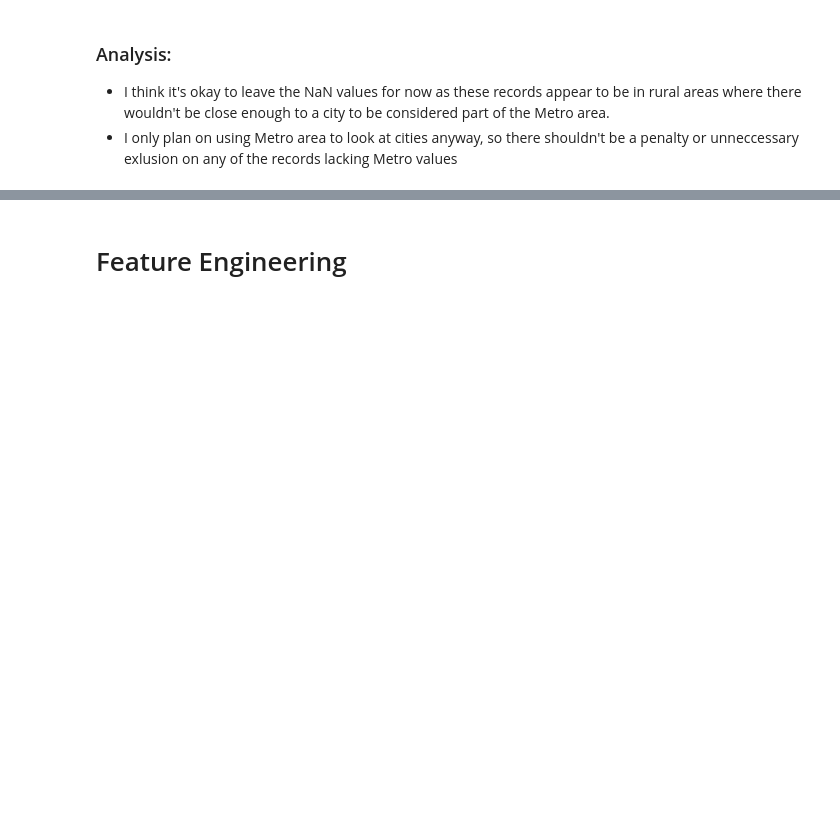
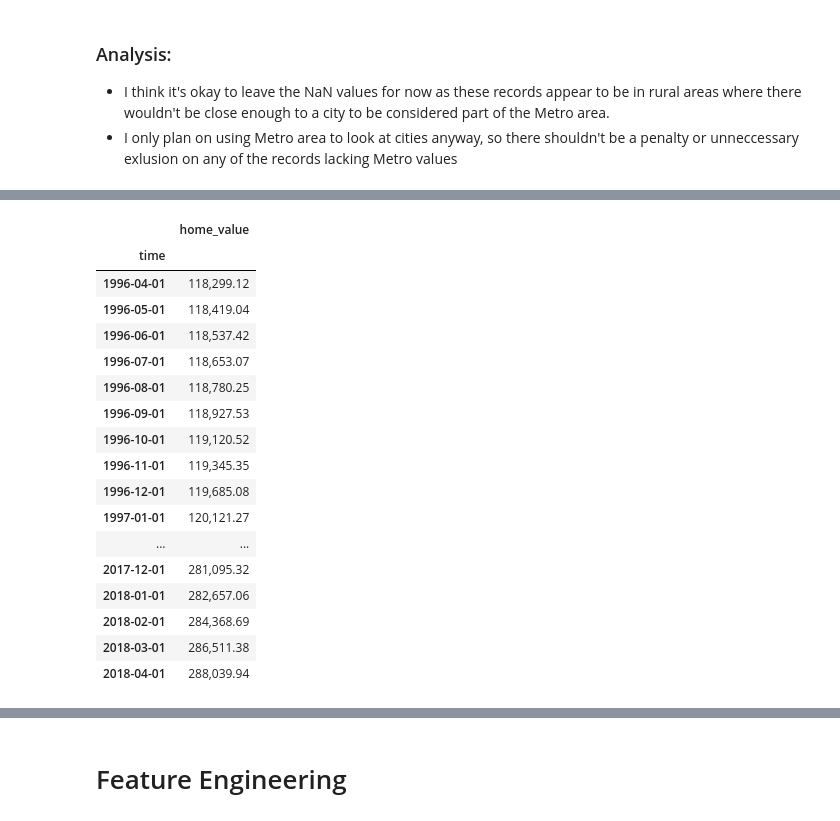
Before and after one commit to jxn628/dsc-phase-4-project-1, a Jupyter notebook: student.ipynb, the cells around one changed output, grey strips where cells are left out. Saved outputs shown, nothing was run; the diff lists cells and outputs as text; code cells hidden in the pictures; blank space fills up the shorter version.

```diff
--- a/student.ipynb
+++ b/student.ipynb
@@ -155,0 +232,21 @@ df.sort_values('Metro').tail()
+# %%
+avg_home_df
+# %% [output]
+|  | home_value |
+| time |  |
+| 1996-04-01 | 118,299.12 |
+| 1996-05-01 | 118,419.04 |
+| 1996-06-01 | 118,537.42 |
+| 1996-07-01 | 118,653.07 |
+| 1996-08-01 | 118,780.25 |
+| 1996-09-01 | 118,927.53 |
+| 1996-10-01 | 119,120.52 |
+| 1996-11-01 | 119,345.35 |
+| 1996-12-01 | 119,685.08 |
+| 1997-01-01 | 120,121.27 |
+| ... | ... |
+| 2017-12-01 | 281,095.32 |
+| 2018-01-01 | 282,657.06 |
+| 2018-02-01 | 284,368.69 |
+| 2018-03-01 | 286,511.38 |
+| 2018-04-01 | 288,039.94 |
```
Also changed, not shown: parts of 53 cells of this notebook.
